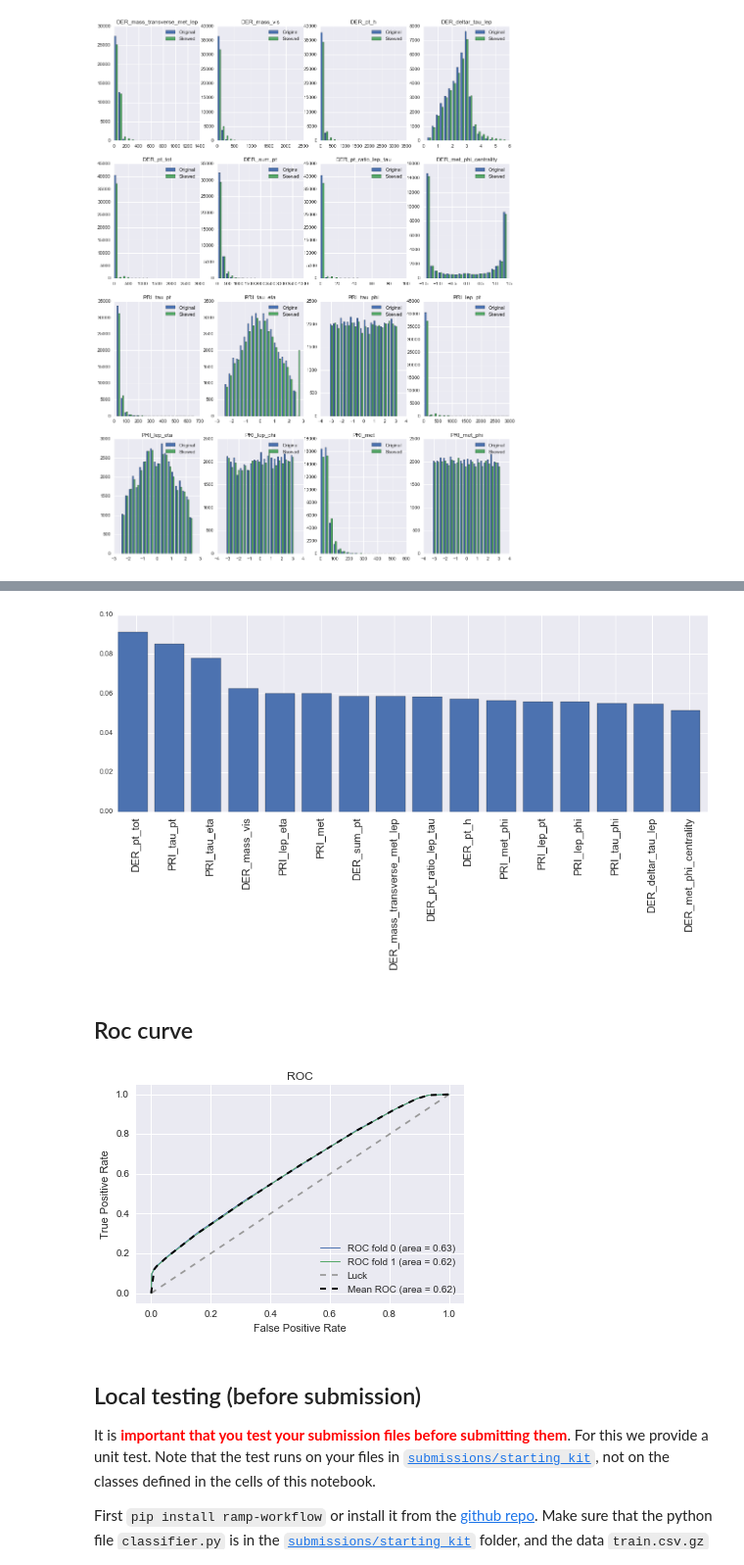
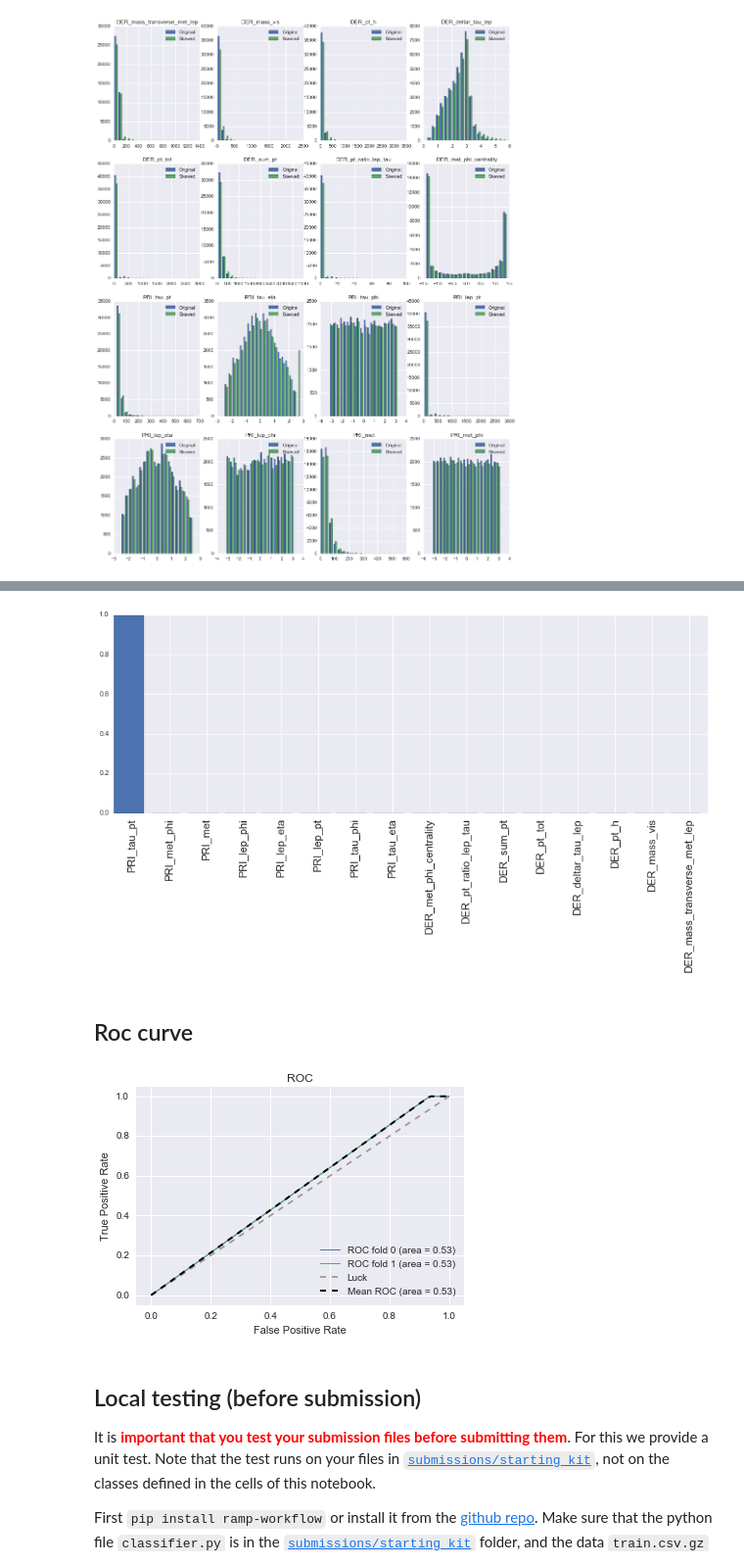
Before and after one commit to ramp-kits/HEP_detector_anomalies, a Jupyter notebook: HEP_detector_anomalies_starting_kit.ipynb, the cells around one changed output, grey strips where cells are left out. Shown at 98% size. Drawn from its saved outputs; the diff is of its cells as text; code cells hidden in the pictures.

```diff
--- a/HEP_detector_anomalies_starting_kit.ipynb
+++ b/HEP_detector_anomalies_starting_kit.ipynb
@@ -195,0 +196,20 @@ More information in the [official documentation](http://scikit-learn.org/stable/
+# %%
+%%file submissions/starting_kit/classifier.py
+from sklearn.base import BaseEstimator
+from sklearn.ensemble import RandomForestClassifier
+
+
+class Classifier(BaseEstimator):
+    def __init__(self):
+        pass
+
+    def fit(self, X, y):
+        self.clf = RandomForestClassifier(
+            n_estimators=2, max_leaf_nodes=2, random_state=61)
+        self.clf.fit(X, y)
+
+    def predict(self, X):
+        return self.clf.predict(X)
+
+    def predict_proba(self, X):
+        return self.clf.predict_proba(X)
@@ -247,7 +271,7 @@ x = np.arange(len(feature_names))
 plt.bar(x, importances)
 plt.xticks(x + 0.5, feature_names, rotation=90, fontsize=15);
 # %% [output]
-[figure, old version]
+[figure, new version]
 # %% [markdown]
 ## Roc curve
 # %%
@@ -262,35 +286,36 @@ mean_tpr = 0.0
 mean_fpr = np.linspace(0, 1, 100)
 all_tpr = []
 
 n_splits = 2
 
 skf = StratifiedShuffleSplit(n_splits=n_splits, test_size=0.5, random_state=43)
 for i, (valid_train_is, valid_test_is) in enumerate(skf.split(X, y)):
-    probas_ = classifier.fit(X[valid_train_is], y[valid_train_is]).predict_proba(X[valid_test_is])
+    classifier.fit(X[valid_train_is], y[valid_train_is])
+    probas_ = classifier.predict_proba(X[valid_test_is])
     # Compute ROC curve and area the curve
     fpr, tpr, thresholds = roc_curve(y[valid_test_is], probas_[:, 1])
     mean_tpr += interp(mean_fpr, fpr, tpr)
     mean_tpr[0] = 0.0
     roc_auc = auc(fpr, tpr)
     plt.plot(fpr, tpr, lw=1, label='ROC fold %d (area = %0.2f)' % (i, roc_auc))
 
 plt.plot([0, 1], [0, 1], '--', color=(0.6, 0.6, 0.6), label='Luck')
 
 mean_tpr /= n_splits
 mean_tpr[-1] = 1.0
 mean_auc = auc(mean_fpr, mean_tpr)
 plt.plot(
     mean_fpr, mean_tpr, 'k--', label='Mean ROC (area = %0.2f)' % mean_auc, lw=2)
 
 plt.xlim([-0.05, 1.05])
 plt.ylim([-0.05, 1.05])
 plt.xlabel('False Positive Rate')
 plt.ylabel('True Positive Rate')
 plt.title('ROC')
 plt.legend(loc="lower right")
 plt.show()
 # %% [output]
-[figure, old version]
+[figure, new version]
 # %% [markdown]
 ## Local testing (before submission)
 
```
Also changed, not shown: parts of 9 cells of this notebook, 2 other files.
